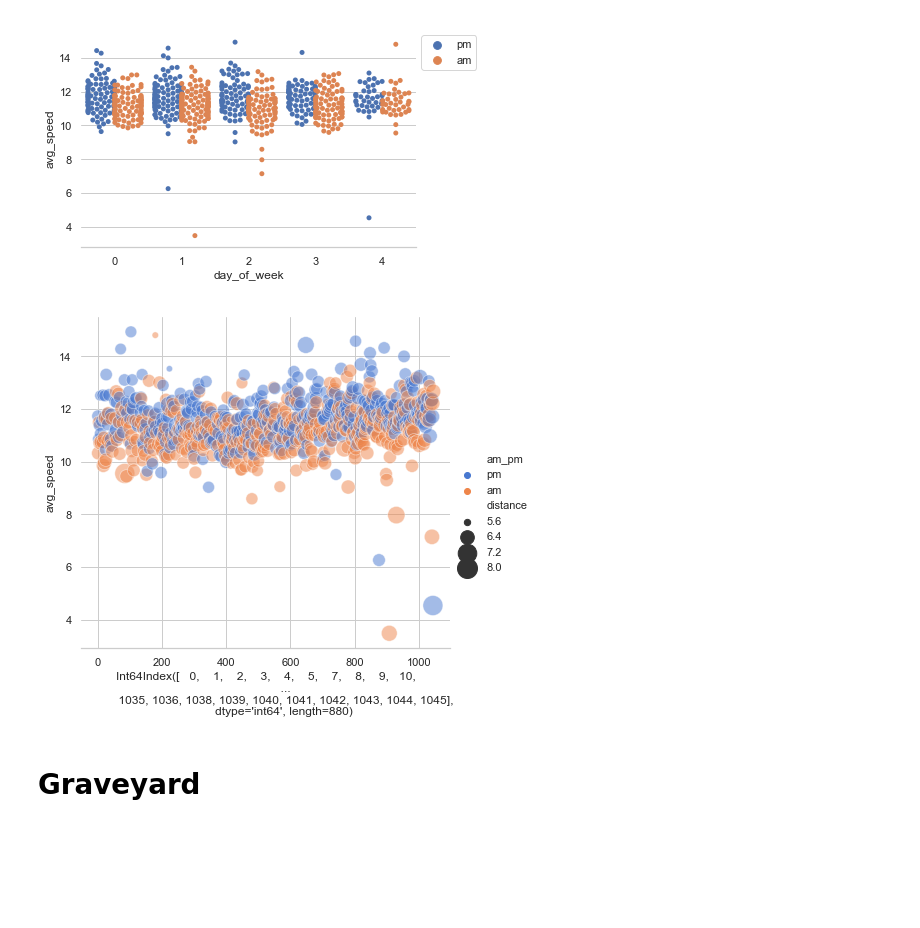
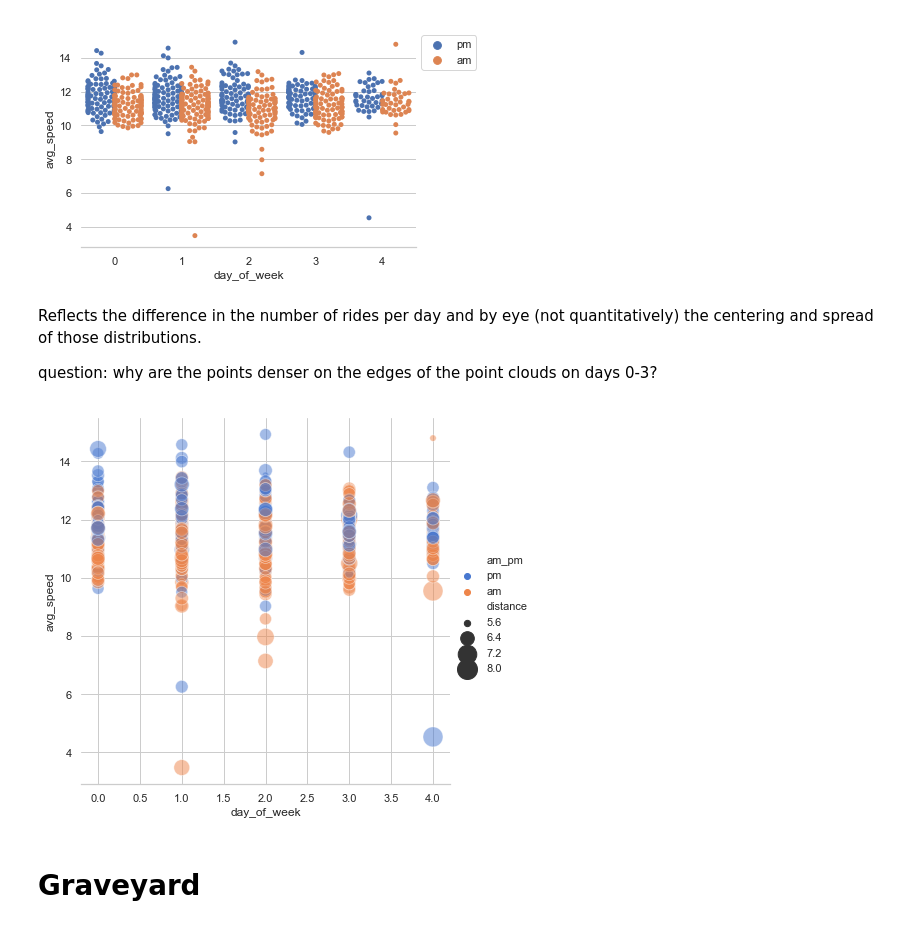
Before and after one commit to jordanplanders/Thinkful, a Jupyter notebook: Bootcamp/Unit 1/bike_data/Kevin_bike_datavis.ipynb, the cells around one changed output. Drawn from its saved outputs; the diff is of its cells as text; code cells hidden in the pictures; blank space fills up the shorter version.

```diff
--- a/Bootcamp/Unit 1/bike_data/Kevin_bike_datavis.ipynb
+++ b/Bootcamp/Unit 1/bike_data/Kevin_bike_datavis.ipynb
@@ -184,10 +196,14 @@ plt.legend(bbox_to_anchor=(1, 1), loc=2)
 # %% [output]
 <matplotlib.legend.Legend at 0x...>
 [figure]
+# %% [markdown]
+Reflects the difference in the number of rides per day and by eye (not quantitatively) the centering and spread of those distributions.
+
+question: why are the points denser on the edges of the point clouds on days 0-3?
 # %%
-sns.relplot(x=work2way_df.index, y="avg_speed", hue="am_pm", size="distance",
+sns.relplot(x='day_of_week', y="avg_speed", hue="am_pm", size="distance",
             sizes=(40, 400), alpha=.5, palette="muted",
             height=6, data=work2way_df)
 sns.despine(left=True)
 # %% [output]
-[figure, old version]
+[figure, new version]
```
Also changed, not shown: parts of 13 cells of this notebook.
